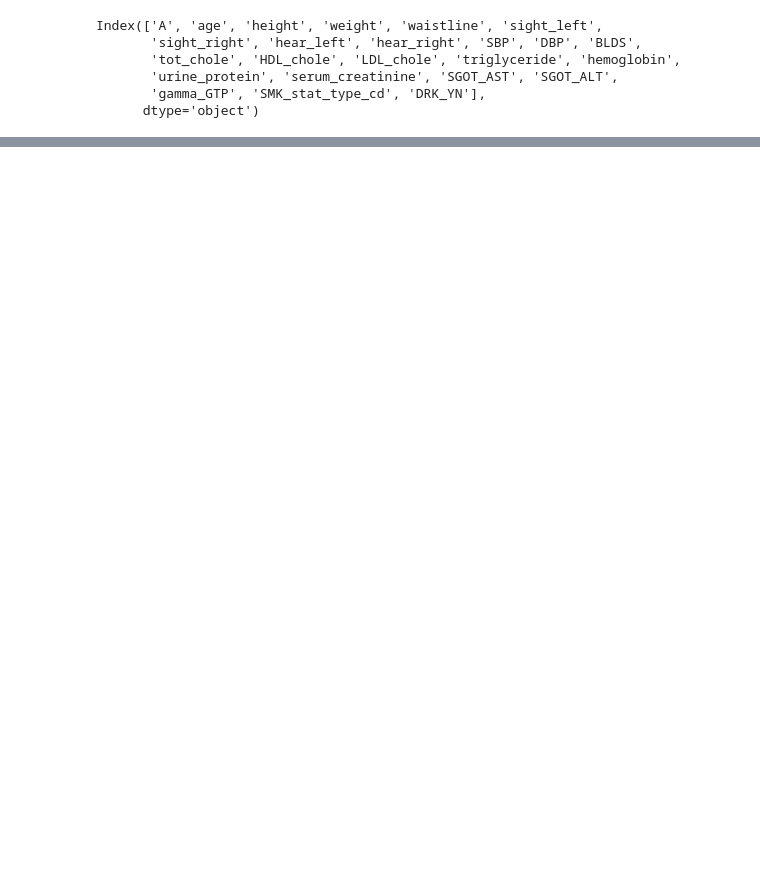
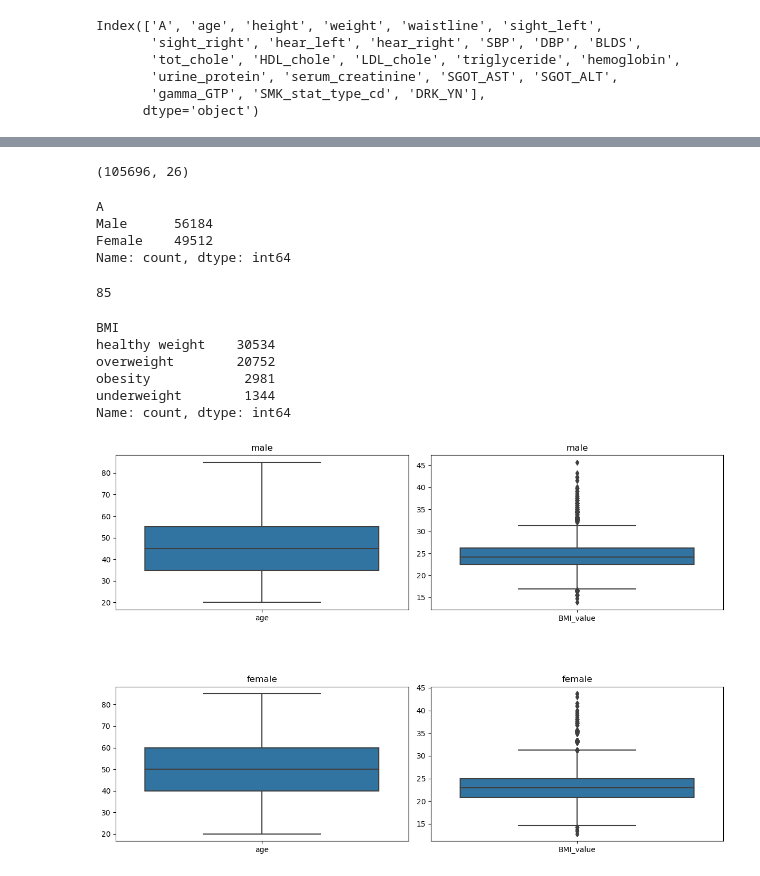
Before and after one commit to reuvenwel/project-1, a Jupyter notebook: project.ipynb, the cells around one changed output, grey strips where cells are left out. Cells and saved outputs as stored; diff of their text form; code cells hidden in the pictures; blank space fills up the shorter version.

```diff
--- a/project.ipynb
+++ b/project.ipynb
@@ -33,0 +132,63 @@ data_df.shape
+# %%
+data_df["BMI"] = 0
+i = 0
+while i < 105696:
+    a = data_df.loc[i,"height"]
+    b = data_df.loc[i,"weight"]
+    c = a/100
+    d = b/(c*c)
+    data_df.loc[i,"BMI_value"] = d
+    i += 1
+data_df["BMI"] = data_df["BMI_value"].apply(BMI)
+# %%
+new_order = ['A', 'age', 'height', 'weight','BMI_value', 'BMI',  'waistline', 'sight_left',
+       'sight_right', 'hear_left', 'hear_right', 'SBP', 'DBP', 'BLDS',
+       'tot_chole', 'HDL_chole', 'LDL_chole', 'triglyceride', 'hemoglobin',
+       'urine_protein', 'serum_creatinine', 'SGOT_AST', 'SGOT_ALT',
+       'gamma_GTP', 'SMK_stat_type_cd', 'DRK_YN']
+data_df = data_df.reindex(columns=new_order)
+data_df.shape
+# %% [output]
+(105696, 26)
+# %%
+data_df["A"].value_counts()
+# %% [output]
+A
+Male      56184
+Female    49512
+Name: count, dtype: int64
+# %%
+data_df["age"].max()
+# %% [output]
+85
+# %%
+male_df = data_df[data_df["A"] == "Male"]
+female_df = data_df[data_df["A"] == "Female"]
+# %%
+male_df["BMI"].value_counts()
+# %% [output]
+BMI
+healthy weight    30534
+overweight        20752
+obesity            2981
+underweight        1344
+Name: count, dtype: int64
+# %%
+fig, axes = plt.subplots(2,2, figsize=(12, 8))
+
+
+sns.boxplot(data = male_df[["age"]],ax = axes[0,0])
+sns.boxplot(data = male_df[["BMI_value"]],ax = axes[0,1])
+sns.boxplot(data = female_df[["age"]],ax = axes[1,0])
+sns.boxplot(data = female_df[["BMI_value"]],ax = axes[1,1])
+axes[0,0].set_title('male')
+axes[0,1].set_title('male')
+axes[1,0].set_title('female')
+axes[1,1].set_title('female')
+
+
+plt.tight_layout()
+plt.subplots_adjust(hspace=0.5)
+plt.show()
+# %% [output]
+[figure, added]
```
Also changed, not shown: parts of 13 cells of this notebook.
